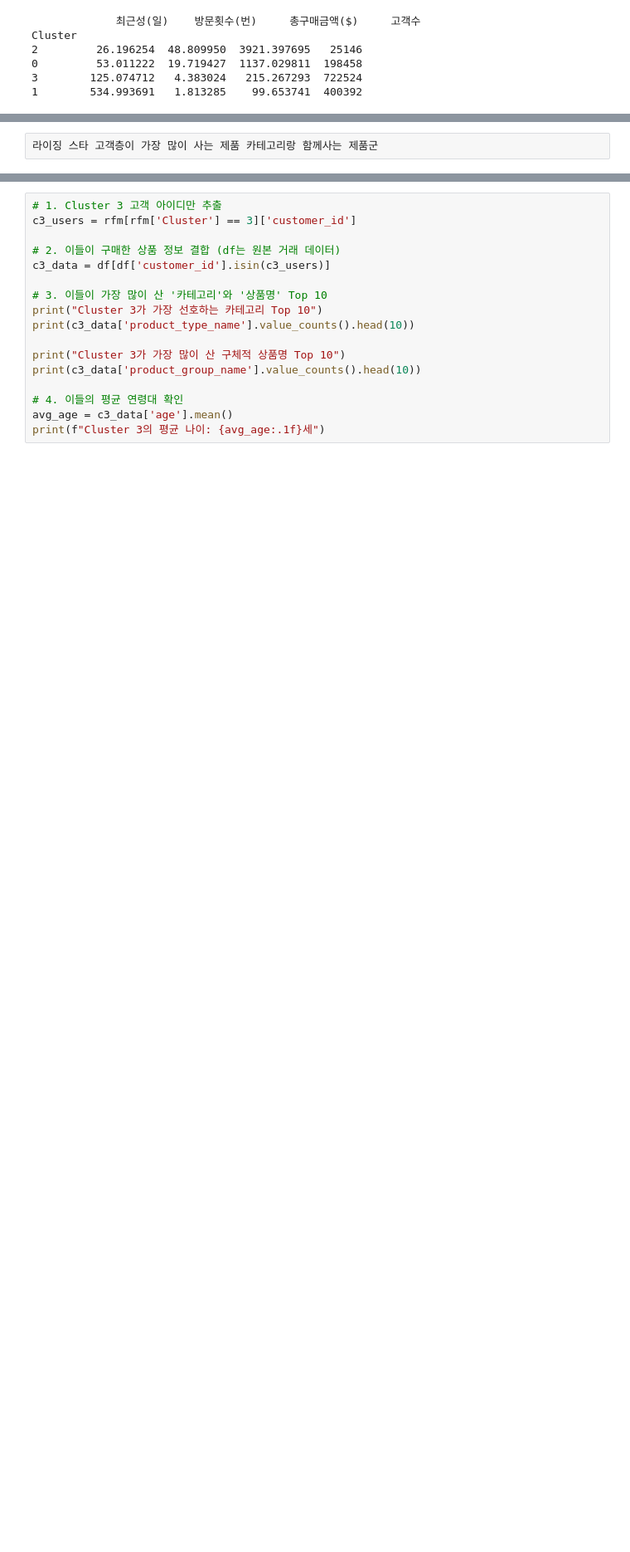
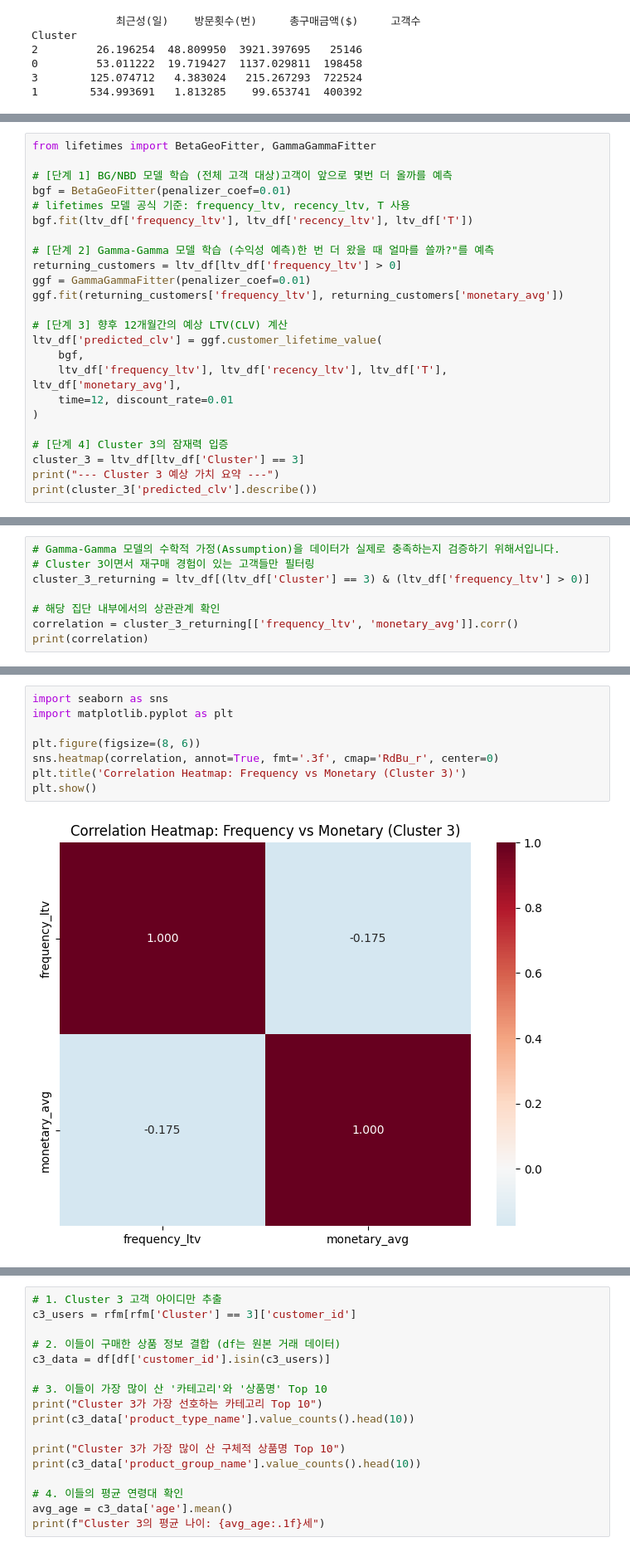
Before and after one commit to urinamu10/final_project_E-Cummers, a Jupyter notebook: 이찬혁)/H&M.ipynb, the cells around one changed output, grey strips where cells are left out. Shown at 83% size. Drawn from its saved outputs; the diff is of its cells as text; blank space fills up the shorter version.

```diff
--- a/이찬혁)/H&M.ipynb
+++ b/이찬혁)/H&M.ipynb
@@ -126,2 +259,24 @@ Cluster
 # %%
-라이징 스타 고객층이 가장 많이 사는 제품 카테고리랑 함께사는 제품군
+from lifetimes import BetaGeoFitter, GammaGammaFitter
+
+# [단계 1] BG/NBD 모델 학습 (전체 고객 대상)고객이 앞으로 몇번 더 올까를 예측
+bgf = BetaGeoFitter(penalizer_coef=0.01)
+# lifetimes 모델 공식 기준: frequency_ltv, recency_ltv, T 사용
+bgf.fit(ltv_df['frequency_ltv'], ltv_df['recency_ltv'], ltv_df['T'])
+
+# [단계 2] Gamma-Gamma 모델 학습 (수익성 예측)한 번 더 왔을 때 얼마를 쓸까?"를 예측
+returning_customers = ltv_df[ltv_df['frequency_ltv'] > 0]
+ggf = GammaGammaFitter(penalizer_coef=0.01)
+ggf.fit(returning_customers['frequency_ltv'], returning_customers['monetary_avg'])
+
+# [단계 3] 향후 12개월간의 예상 LTV(CLV) 계산
+ltv_df['predicted_clv'] = ggf.customer_lifetime_value(
+    bgf,
+    ltv_df['frequency_ltv'], ltv_df['recency_ltv'], ltv_df['T'], ltv_df['monetary_avg'],
+    time=12, discount_rate=0.01
+)
+
+# [단계 4] Cluster 3의 잠재력 입증
+cluster_3 = ltv_df[ltv_df['Cluster'] == 3]
+print("--- Cluster 3 예상 가치 요약 ---")
+print(cluster_3['predicted_clv'].describe())
@@ -127,0 +294,8 @@ Cluster
+# %%
+# Gamma-Gamma 모델의 수학적 가정(Assumption)을 데이터가 실제로 충족하는지 검증하기 위해서입니다.
+# Cluster 3이면서 재구매 경험이 있는 고객들만 필터링
+cluster_3_returning = ltv_df[(ltv_df['Cluster'] == 3) & (ltv_df['frequency_ltv'] > 0)]
+
+# 해당 집단 내부에서의 상관관계 확인
+correlation = cluster_3_returning[['frequency_ltv', 'monetary_avg']].corr()
+print(correlation)
@@ -127,0 +306,10 @@ Cluster
+# %%
+import seaborn as sns
+import matplotlib.pyplot as plt
+
+plt.figure(figsize=(8, 6))
+sns.heatmap(correlation, annot=True, fmt='.3f', cmap='RdBu_r', center=0)
+plt.title('Correlation Heatmap: Frequency vs Monetary (Cluster 3)')
+plt.show()
+# %% [output]
+[figure, added]
```
Also changed, not shown: parts of 22 cells of this notebook.
